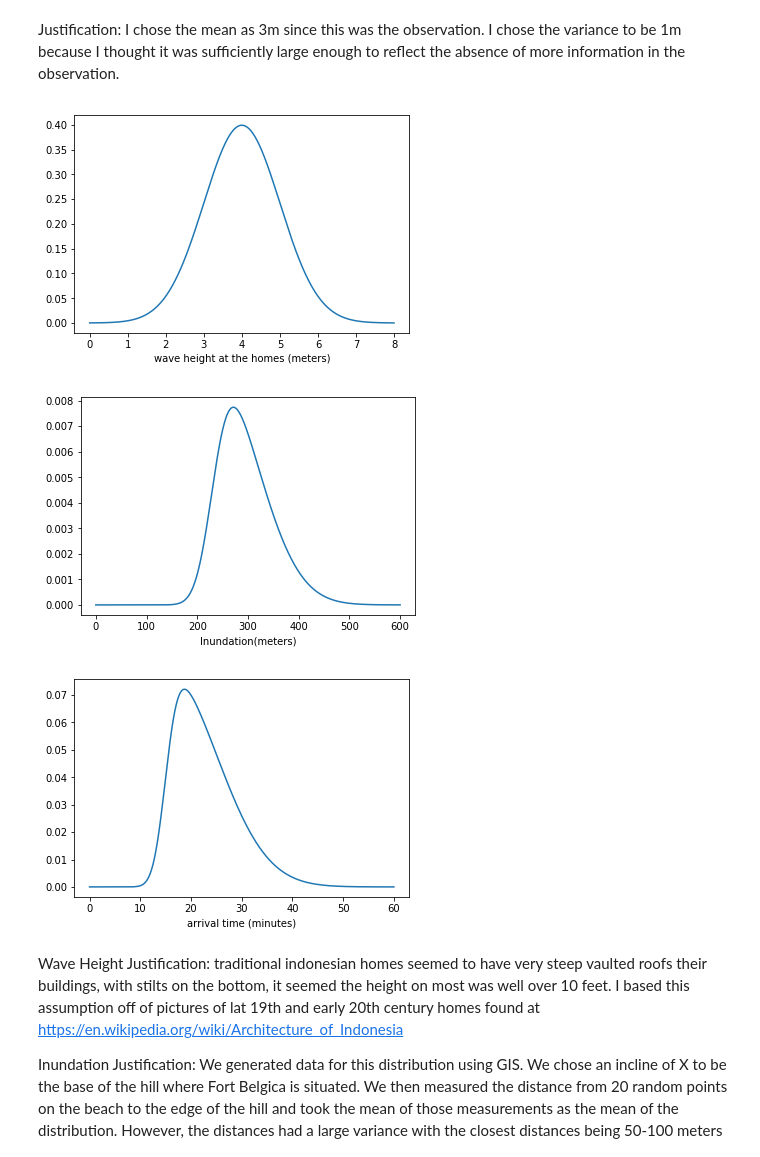
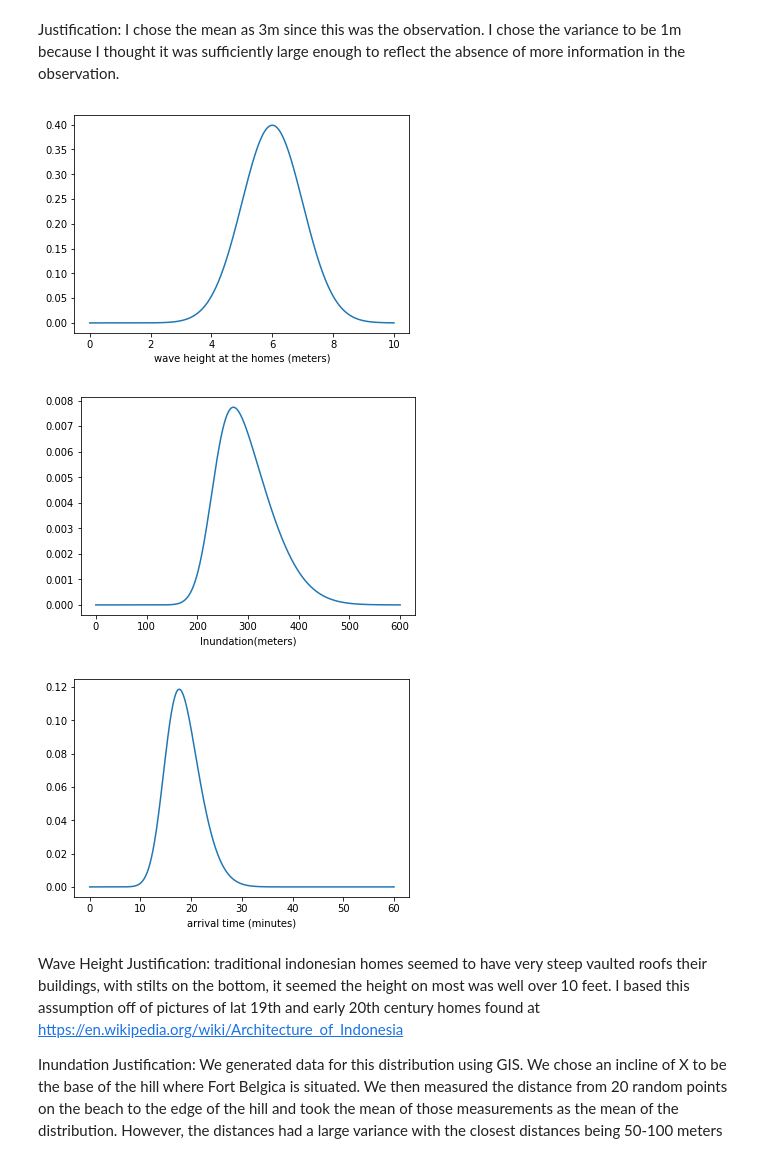
Before and after one commit to jpw37/tsunamibayes, a Jupyter notebook: Model_Scripts/PreRun/Gauges.ipynb, the cells around one changed output. Saved outputs shown, nothing was run; the diff lists cells and outputs as text; code cells hidden in the pictures.

```diff
--- a/Model_Scripts/PreRun/Gauges.ipynb
+++ b/Model_Scripts/PreRun/Gauges.ipynb
@@ -115,11 +115,11 @@ distance = 2.5  # in kilometers (max 5) //TODO Not sure what this is??
 kind = ['skewnorm', 'norm', 'skewnorm']
 
 # For kind = 'norm'
-arrival_skew_param = 5
+arrival_skew_param = 2
 arrival_mean = 15  # in minutes
-arrival_std = 10
+arrival_std = 5
 arrival_params = [arrival_skew_param, arrival_mean, arrival_std]
-height_mean = 4.0  # in meters
+height_mean = 6.0  # in meters
 height_std = 1.0
 height_params = [height_mean, height_std]
 inundation_skew_param = 3
@@ -141,42 +141,42 @@ g = Gauge(name, longitude, latitude, distance,
 gauges.append(g.to_json())
 
 Neira_1 = stats.norm(height_mean,height_std)
-D_Neira_1 = np.linspace(0,8,1000)
+D_Neira_1 = np.linspace(0,10,1000)
 plt.plot(D_Neira_1, Neira_1.pdf(D_Neira_1))
 plt.xlabel("wave height at the homes (meters)")
 plt.plot()
 plt.show()
 
 #Banda Neira - Wichmann
 #Pg 148 - "Reached the base of the hill on which Fort
 #Belgica is built on Banda Neira
 #Fort Nassau side dock shore coordinates: [-4.529905, 129.897376]
 
 domain = np.linspace(0,600,1000)
 distrib = stats.skewnorm.pdf(domain,inundation_skew_param,inundation_mean,inundation_std)
 plt.plot(domain,distrib)
 plt.xlabel("Inundation(meters)")
 plt.show()
 
 #Banda Neira - Wichmann
 #Pg 144 - 145 - "Barely had the ground
 #been calm for a quarter of an hour when the flood wave crashed in
 
 #Fort Nassau side dock shore coordinates: [-4.529905, 129.897376]
 
 mean = 15
 var = 10
 skew = 5
 
 D_Neira_Time = np.linspace(0,60,1000)
 Neira_Time = stats.skewnorm.pdf(D_Neira_Time, arrival_skew_param,arrival_mean,arrival_std)
 plt.plot(D_Neira_Time, Neira_Time)
 plt.xlabel("arrival time (minutes)")
 plt.show()
 # %% [output]
-[figure, old version]
+[figure, new version]
 [figure]
-[figure, old version]
+[figure, new version]
 # %% [markdown]
 Wave Height Justification: traditional indonesian homes seemed to have very steep vaulted roofs their buildings, with stilts on the bottom, it seemed the height on most was well over 10 feet. I based this assumption off of pictures of lat 19th and early 20th century homes found at https://en.wikipedia.org/wiki/Architecture_of_Indonesia
 
```
Also changed, not shown: parts of 9 cells of this notebook.
